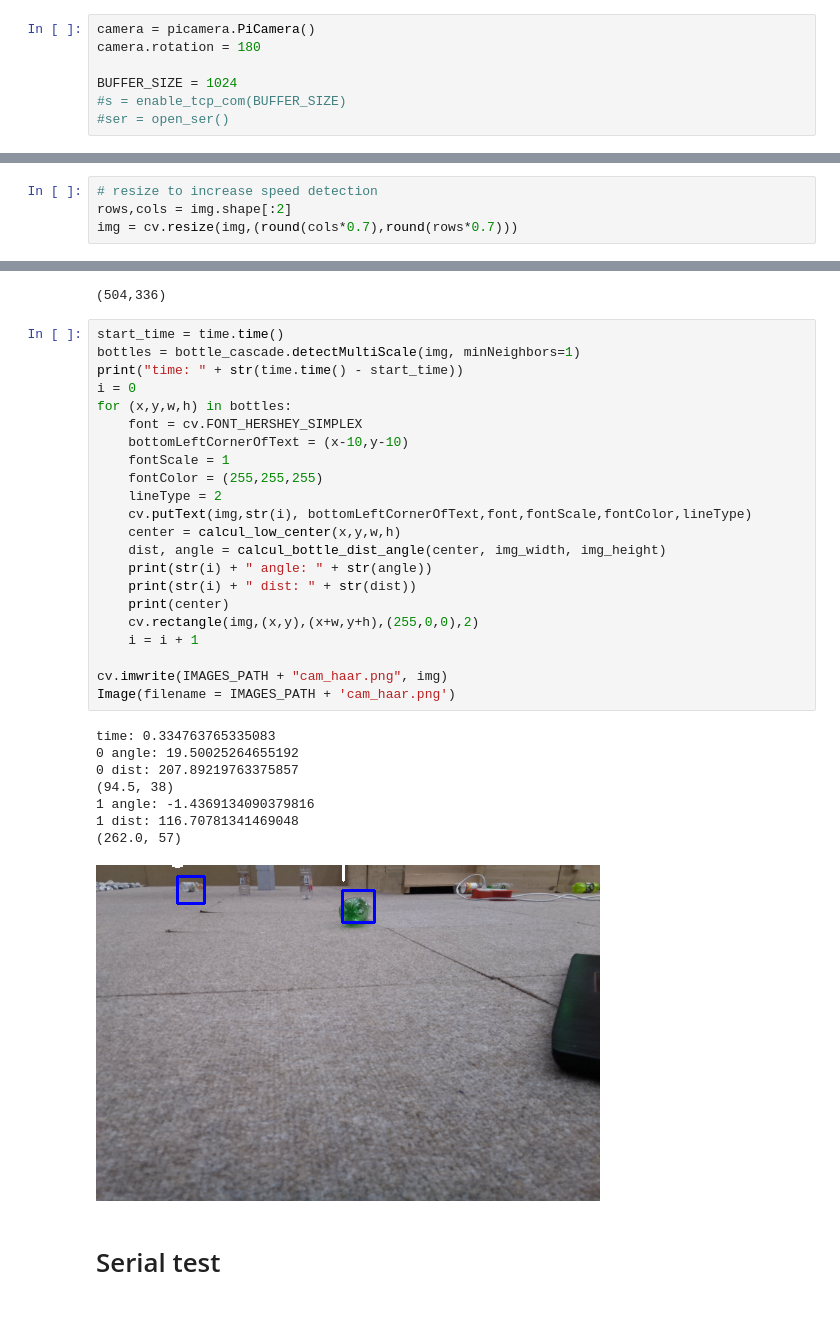
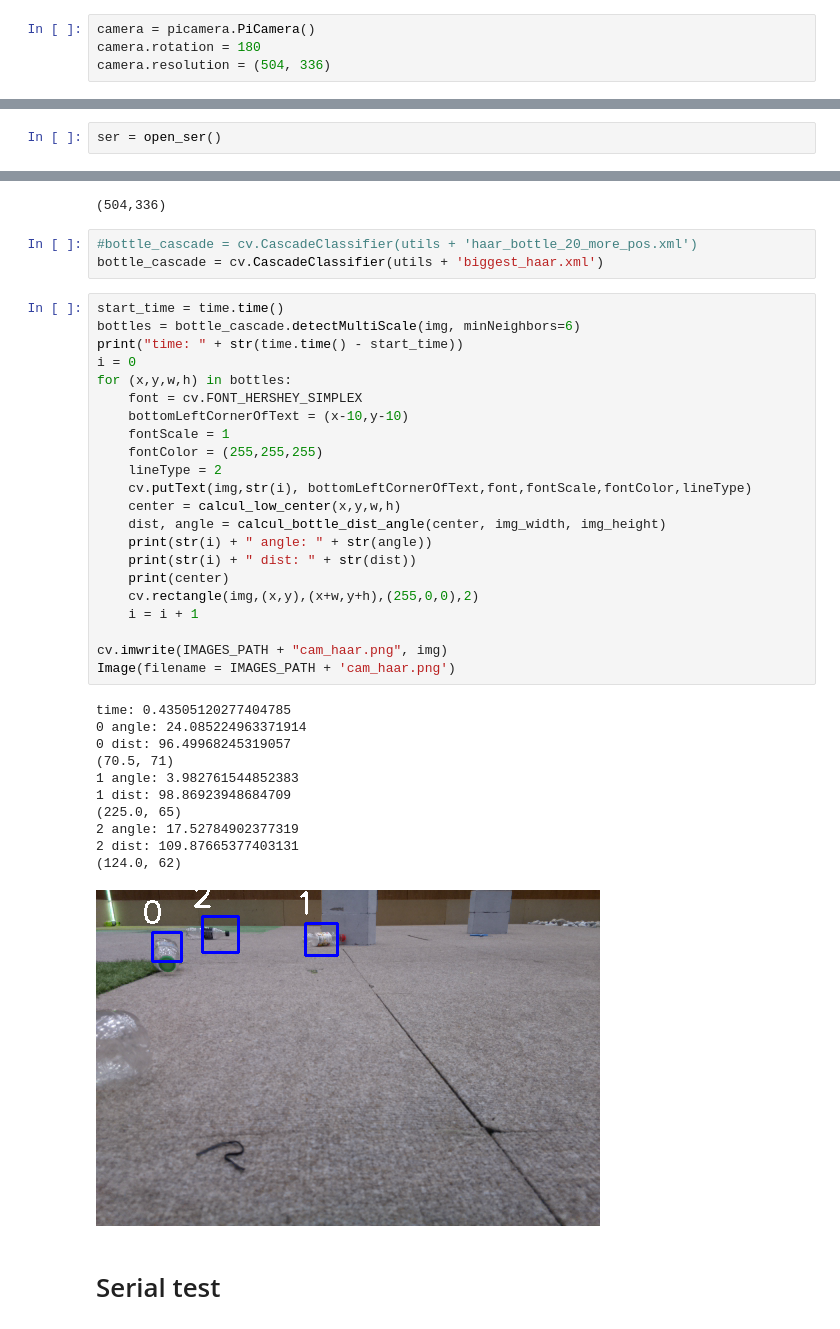
Before and after one commit to Apiquet/Visual_recognition, a Jupyter notebook: main.ipynb, the cells around one changed output, grey strips where cells are left out. Cells and saved outputs as stored; diff of their text form.

Commit message:
Adding better haar cascade model

```diff
--- a/main.ipynb
+++ b/main.ipynb
@@ -152,7 +157,4 @@ def calcul_bottle_dist_angle(center, img_width, img_height):
 # %%
 camera = picamera.PiCamera()
 camera.rotation = 180
-
-BUFFER_SIZE = 1024
-#s = enable_tcp_com(BUFFER_SIZE)
-#ser = open_ser()
+camera.resolution = (504, 336)
@@ -163,3 +161,5 @@ BUFFER_SIZE = 1024
+# %%
+ser = open_ser()
 # %%
 font = cv.FONT_HERSHEY_SIMPLEX
 fontScale = 1
@@ -234,44 +247,46 @@ img = cv.imread(IMAGES_PATH + 'cam.bmp')
-# %%
-# resize to increase speed detection
-rows,cols = img.shape[:2]
-img = cv.resize(img,(round(cols*0.7),round(rows*0.7)))
 # %%
 img_height, img_width = img.shape[:2]
 img.shape[:2]
 print("({},{})".format(img_width,img_height))
 # %% [output]
 (504,336)
+# %%
+#bottle_cascade = cv.CascadeClassifier(utils + 'haar_bottle_20_more_pos.xml')
+bottle_cascade = cv.CascadeClassifier(utils + 'biggest_haar.xml')
 # %%
 start_time = time.time()
-bottles = bottle_cascade.detectMultiScale(img, minNeighbors=1)
+bottles = bottle_cascade.detectMultiScale(img, minNeighbors=6)
 print("time: " + str(time.time() - start_time))
 i = 0
 for (x,y,w,h) in bottles:
     font = cv.FONT_HERSHEY_SIMPLEX
     bottomLeftCornerOfText = (x-10,y-10)
     fontScale = 1
     fontColor = (255,255,255)
     lineType = 2
     cv.putText(img,str(i), bottomLeftCornerOfText,font,fontScale,fontColor,lineType)
     center = calcul_low_center(x,y,w,h)
     dist, angle = calcul_bottle_dist_angle(center, img_width, img_height)
     print(str(i) + " angle: " + str(angle))
     print(str(i) + " dist: " + str(dist))
     print(center)
     cv.rectangle(img,(x,y),(x+w,y+h),(255,0,0),2)
     i = i + 1
 
 cv.imwrite(IMAGES_PATH + "cam_haar.png", img)
 Image(filename = IMAGES_PATH + 'cam_haar.png')
 # %% [output]
-time: 0.334763765335083
-0 angle: 19.50025264655192
-0 dist: 207.89219763375857
-(94.5, 38)
-1 angle: -1.4369134090379816
-1 dist: 116.70781341469048
-(262.0, 57)
+time: 0.43505120277404785
+0 angle: 24.085224963371914
+0 dist: 96.49968245319057
+(70.5, 71)
+1 angle: 3.982761544852383
+1 dist: 98.86923948684709
+(225.0, 65)
+2 angle: 17.52784902377319
+2 dist: 109.87665377403131
+(124.0, 62)
-[figure, old version]
+[figure, new version]
 # %% [markdown]
 # Serial test
 # %%
```
Also changed, not shown: parts of 10 cells of this notebook, 1 other file.
